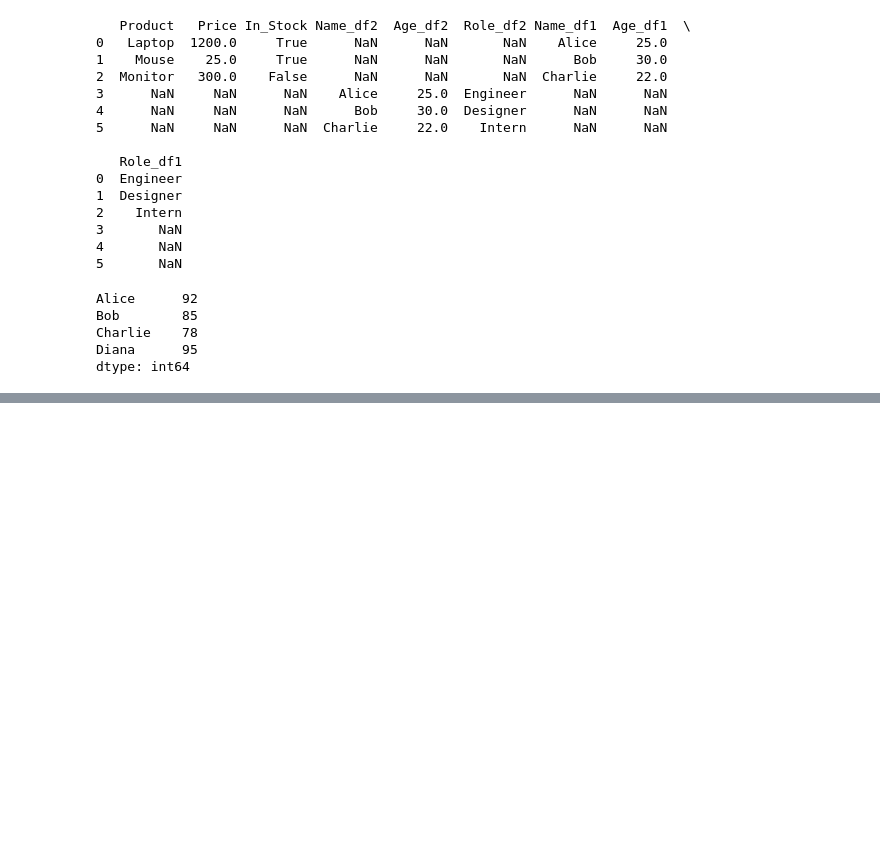
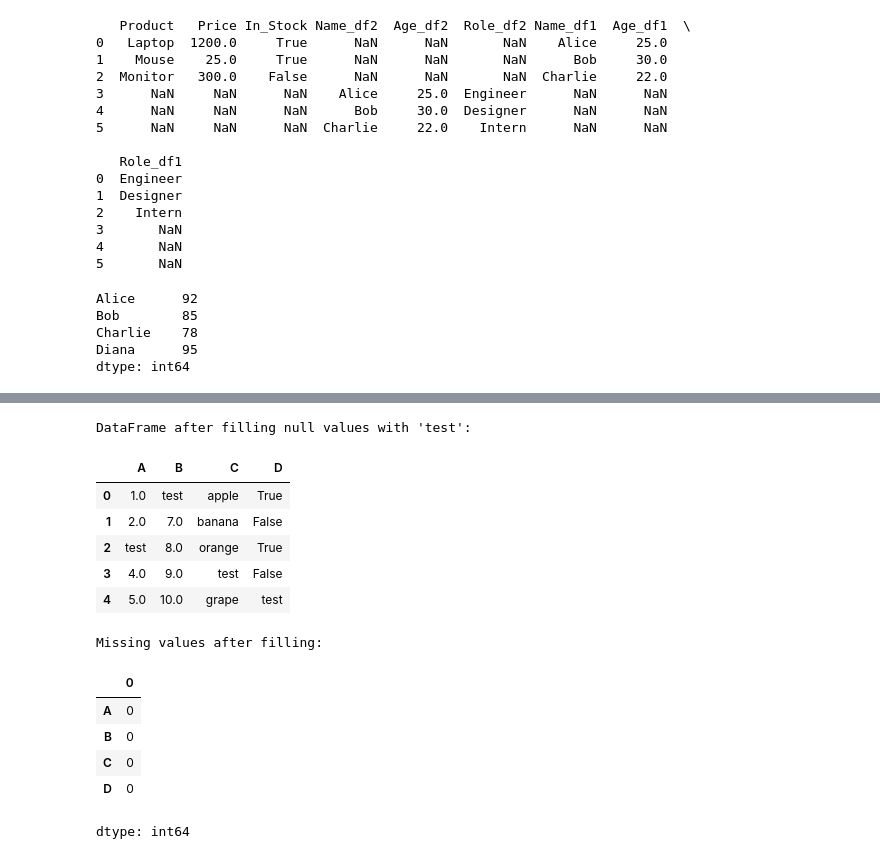
Before and after one commit to neerajmahajan83/resumeNeerajM, a Jupyter notebook: pythontutorial.ipynb, the cells around one changed output, grey strips where cells are left out. Cells and saved outputs as stored; diff of their text form; code cells hidden in the pictures; blank space fills up the shorter version.

```diff
--- a/pythontutorial.ipynb
+++ b/pythontutorial.ipynb
@@ -65,0 +123,24 @@ dtype: int64
+# %%
+# Fill null values with 'test'
+df_filled = df_sample.fillna('test')
+
+print("DataFrame after filling null values with 'test':")
+display(df_filled)
+
+print("\nMissing values after filling:")
+display(df_filled.isnull().sum())
+# %% [output]
+DataFrame after filling null values with 'test':
+|  | A | B | C | D |
+| 0 | 1.0 | test | apple | True |
+| 1 | 2.0 | 7.0 | banana | False |
+| 2 | test | 8.0 | orange | True |
+| 3 | 4.0 | 9.0 | test | False |
+| 4 | 5.0 | 10.0 | grape | test |
+Missing values after filling:
+|  | 0 |
+| A | 0 |
+| B | 0 |
+| C | 0 |
+| D | 0 |
+dtype: int64
```
Also changed, not shown: parts of 2 cells of this notebook.
